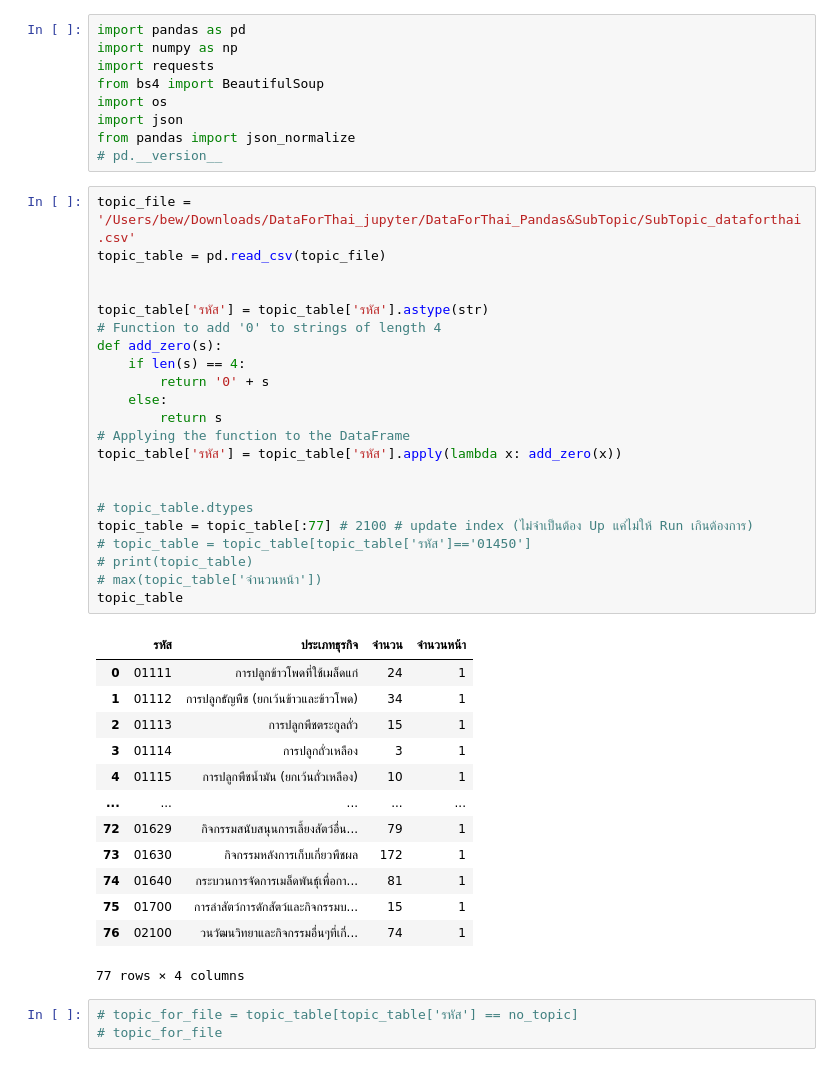
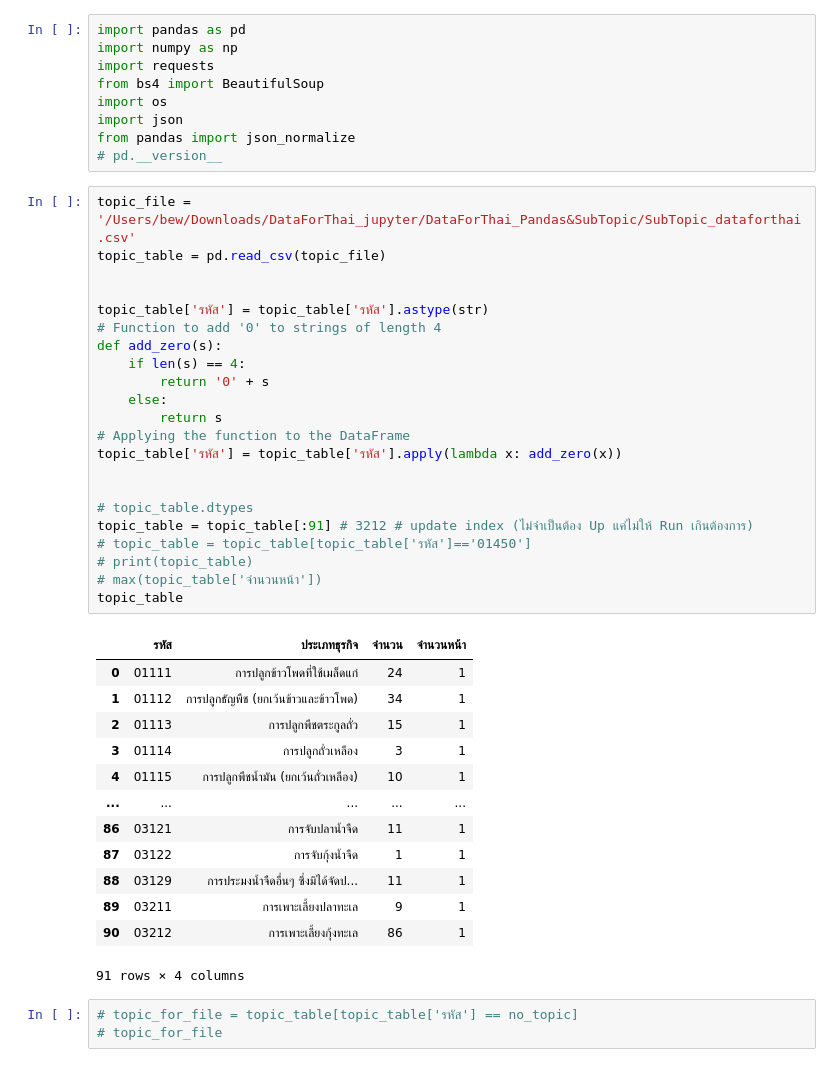
Before and after one commit to jesaya-tr/DataForThai_jupyter, a Jupyter notebook: DataForThai_Pandas&SubTopic/2_JSONfilter&mergeData.ipynb, the cells around one changed output. Saved outputs shown, nothing was run; the diff lists cells and outputs as text.

```diff
--- a/DataForThai_Pandas&SubTopic/2_JSONfilter&mergeData.ipynb
+++ b/DataForThai_Pandas&SubTopic/2_JSONfilter&mergeData.ipynb
@@ -10,39 +10,39 @@ from pandas import json_normalize
 # %%
 topic_file = '/Users/bew/Downloads/DataForThai_jupyter/DataForThai_Pandas&SubTopic/SubTopic_dataforthai.csv'
 topic_table = pd.read_csv(topic_file)
 
 
 topic_table['รหัส'] = topic_table['รหัส'].astype(str)
 # Function to add '0' to strings of length 4
 def add_zero(s):
     if len(s) == 4:
         return '0' + s
     else:
         return s
 # Applying the function to the DataFrame
 topic_table['รหัส'] = topic_table['รหัส'].apply(lambda x: add_zero(x))
 
 
 # topic_table.dtypes
-topic_table = topic_table[:77] # 2100 # update index (ไม่จำเป็นต้อง Up แค่ไม่ให้ Run เกินต้องการ)
+topic_table = topic_table[:91] # 3212 # update index (ไม่จำเป็นต้อง Up แค่ไม่ให้ Run เกินต้องการ)
 # topic_table = topic_table[topic_table['รหัส']=='01450']
 # print(topic_table)
 # max(topic_table['จำนวนหน้า'])
 topic_table
 # %% [output]
 |  | รหัส | ประเภทธุรกิจ | จำนวน | จำนวนหน้า |
 | 0 | 01111 | การปลูกข้าวโพดที่ใช้เมล็ดแก่ | 24 | 1 |
 | 1 | 01112 | การปลูกธัญพืช (ยกเว้นข้าวและข้าวโพด) | 34 | 1 |
 | 2 | 01113 | การปลูกพืชตระกูลถั่ว | 15 | 1 |
 | 3 | 01114 | การปลูกถั่วเหลือง | 3 | 1 |
 | 4 | 01115 | การปลูกพืชน้ำมัน (ยกเว้นถั่วเหลือง) | 10 | 1 |
 | ... | ... | ... | ... | ... |
-| 72 | 01629 | กิจกรรมสนับสนุนการเลี้ยงสัตว์อื่น... | 79 | 1 |
-| 73 | 01630 | กิจกรรมหลังการเก็บเกี่ยวพืชผล | 172 | 1 |
-| 74 | 01640 | กระบวนการจัดการเมล็ดพันธุ์เพื่อกา... | 81 | 1 |
-| 75 | 01700 | การล่าสัตว์การดักสัตว์และกิจกรรมบ... | 15 | 1 |
-| 76 | 02100 | วนวัฒนวิทยาและกิจกรรมอื่นๆที่เกี่... | 74 | 1 |
+| 86 | 03121 | การจับปลาน้ำจืด | 11 | 1 |
+| 87 | 03122 | การจับกุ้งน้ำจืด | 1 | 1 |
+| 88 | 03129 | การประมงน้ำจืดอื่นๆ ซึ่งมิได้จัดป... | 11 | 1 |
+| 89 | 03211 | การเพาะเลี้ยงปลาทะเล | 9 | 1 |
+| 90 | 03212 | การเพาะเลี้ยงกุ้งทะเล | 86 | 1 |
-77 rows × 4 columns
+91 rows × 4 columns
 # %%
 # topic_for_file = topic_table[topic_table['รหัส'] == no_topic]
 # topic_for_file
```
Also changed, not shown: parts of 3 cells of this notebook, 1 other file.
